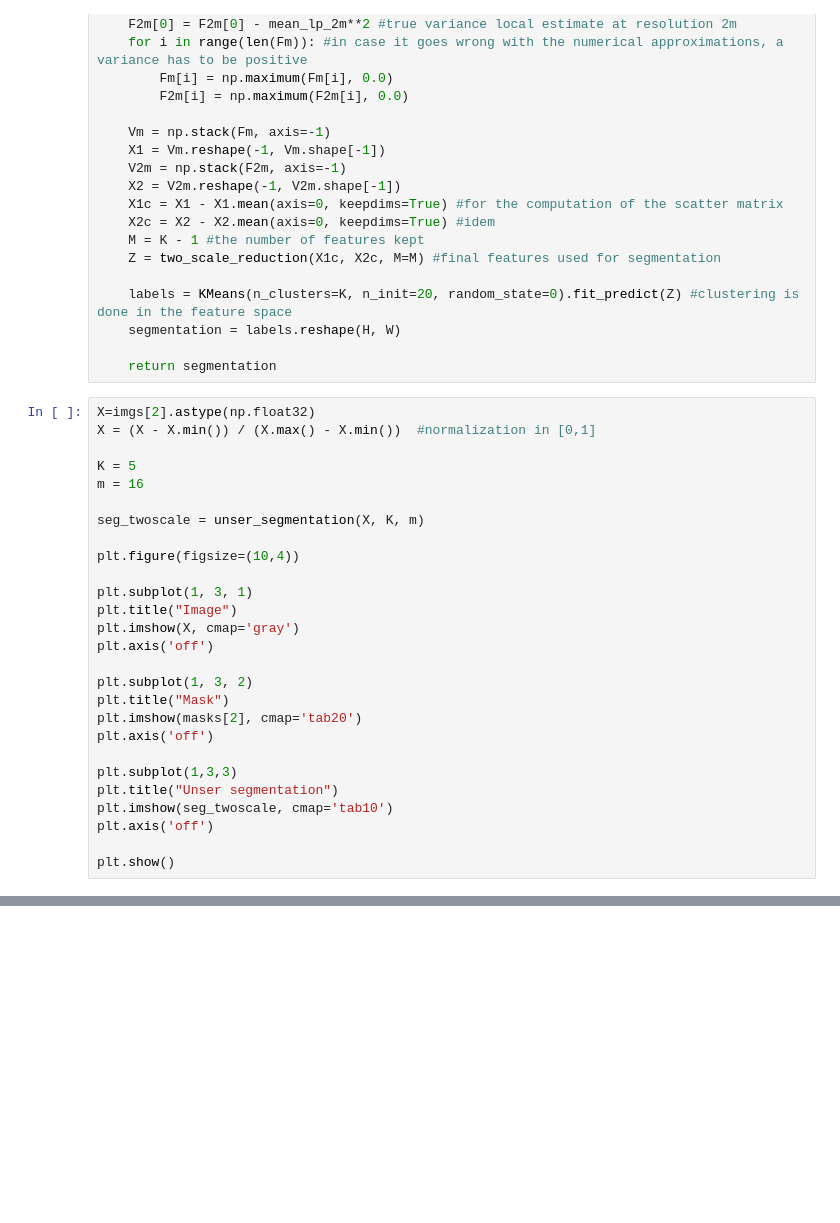
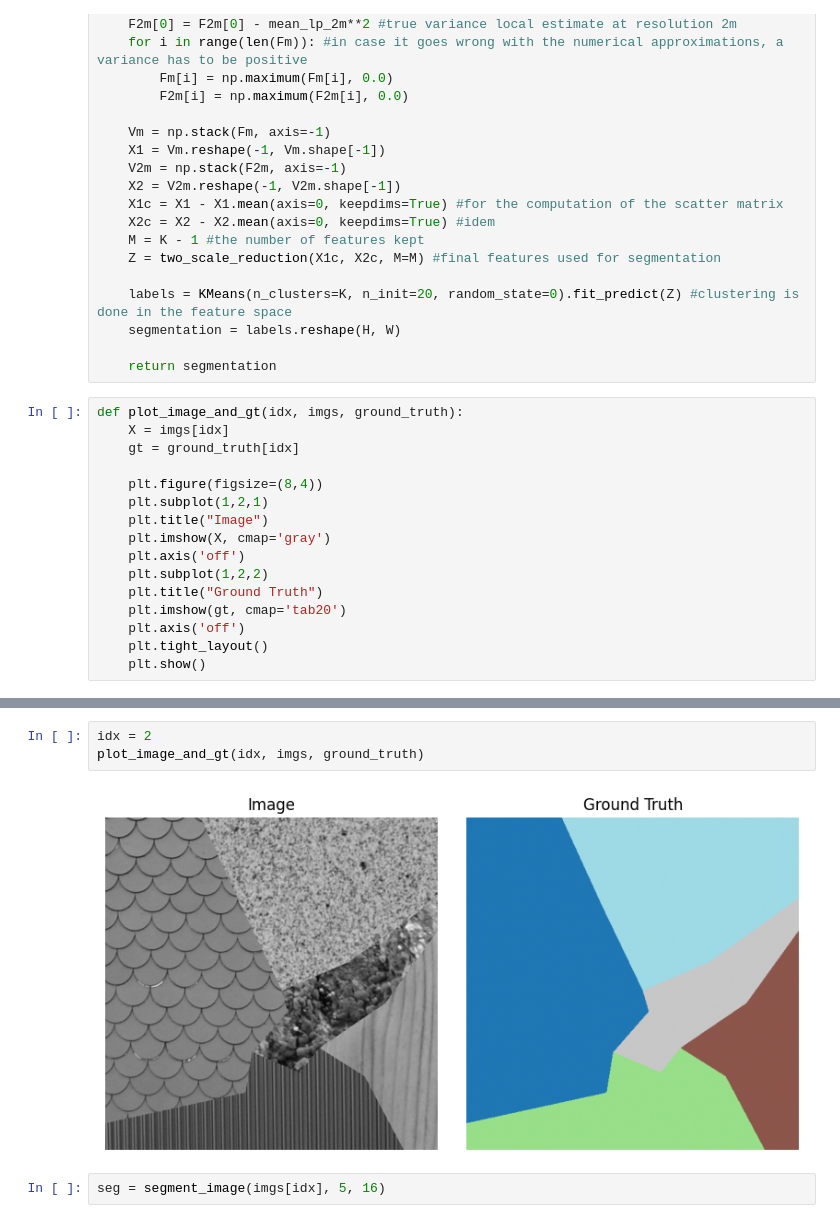
Before and after one commit to agathM/Projet_VIC, a Jupyter notebook: Unser_1995.ipynb, the cells around one changed output, grey strips where cells are left out. Saved outputs shown, nothing was run; the diff lists cells and outputs as text; blank space fills up the shorter version.

```diff
--- a/Unser_1995.ipynb
+++ b/Unser_1995.ipynb
@@ -102,29 +102,18 @@ def unser_segmentation(X, K, m): #X is the image, K the number of clusters and m
 
     return segmentation
 # %%
-X=imgs[2].astype(np.float32)
-X = (X - X.min()) / (X.max() - X.min())  #normalization in [0,1]
+def plot_image_and_gt(idx, imgs, ground_truth):
+    X = imgs[idx]
+    gt = ground_truth[idx]
 
-K = 5
-m = 16
-
-seg_twoscale = unser_segmentation(X, K, m)
-
-plt.figure(figsize=(10,4))
-
-plt.subplot(1, 3, 1)
-plt.title("Image")
-plt.imshow(X, cmap='gray')
-plt.axis('off')
-
-plt.subplot(1, 3, 2)
-plt.title("Mask")
-plt.imshow(masks[2], cmap='tab20')
-plt.axis('off')
-
-plt.subplot(1,3,3)
-plt.title("Unser segmentation")
-plt.imshow(seg_twoscale, cmap='tab10')
-plt.axis('off')
-
-plt.show()
+    plt.figure(figsize=(8,4))
+    plt.subplot(1,2,1)
+    plt.title("Image")
+    plt.imshow(X, cmap='gray')
+    plt.axis('off')
+    plt.subplot(1,2,2)
+    plt.title("Ground Truth")
+    plt.imshow(gt, cmap='tab20')
+    plt.axis('off')
+    plt.tight_layout()
+    plt.show()
@@ -134,0 +159,7 @@ plt.show()
+# %%
+idx = 2
+plot_image_and_gt(idx, imgs, ground_truth)
+# %% [output]
+[figure, added]
+# %%
+seg = segment_image(imgs[idx], 5, 16)
```
Also changed, not shown: parts of 15 cells of this notebook, 19 other files.
